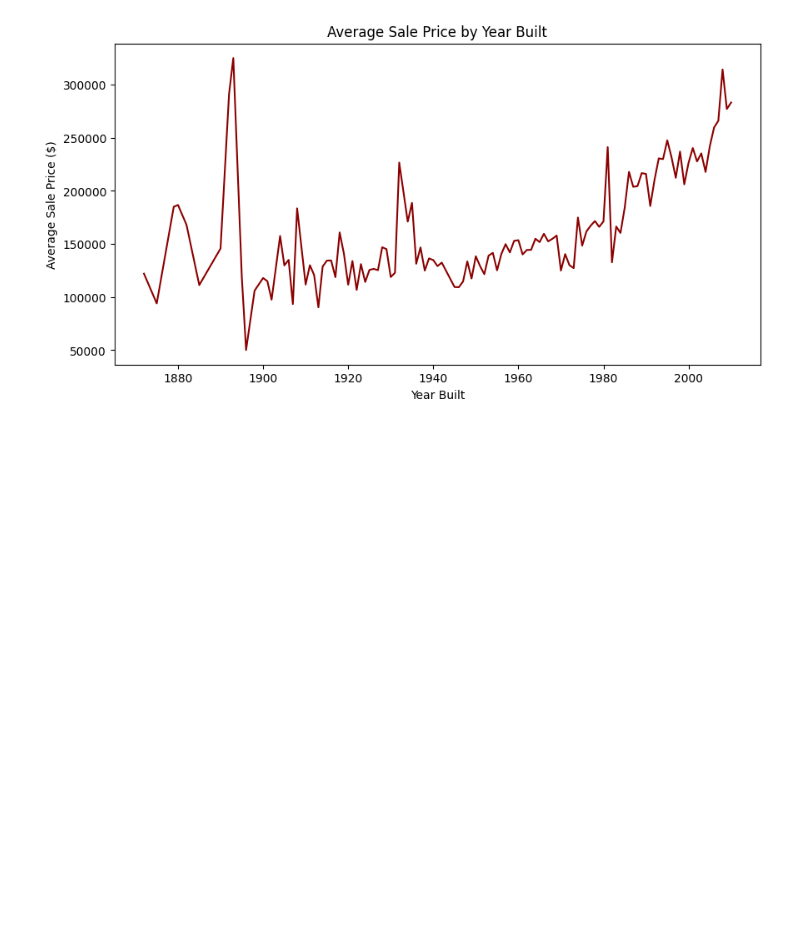
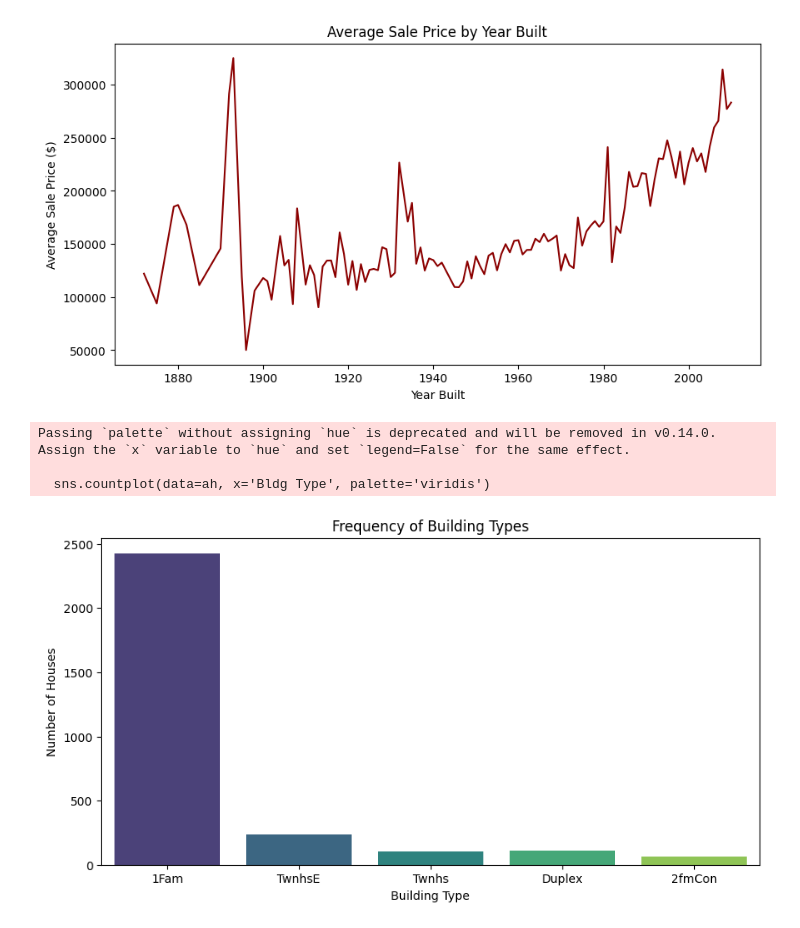
Before and after one commit to shomlea/AmesHousing-Dataset, a Jupyter notebook: main.ipynb, the cells around one changed output. Drawn from its saved outputs; the diff is of its cells as text; code cells hidden in the pictures; blank space fills up the shorter version.

```diff
--- a/main.ipynb
+++ b/main.ipynb
@@ -147,2 +155,16 @@ plt.show()
 # %% [output]
 [figure]
+# %%
+plt.figure(figsize=(10, 5))
+sns.countplot(data=ah, x='Bldg Type', palette='viridis')
+plt.title('Frequency of Building Types')
+plt.xlabel('Building Type')
+plt.ylabel('Number of Houses')
+plt.show()
+
+# dataset is heavility skewed towards "1Fam". this means we will have to either replace it with a binary "is_1Fam" or delete it entirely
+# %% [output]
+Passing `palette` without assigning `hue` is deprecated and will be removed in v0.14.0. Assign the `x` variable to `hue` and set `legend=False` for the same effect.
+
+  sns.countplot(data=ah, x='Bldg Type', palette='viridis')
+[figure, added]
```
Also changed, not shown: parts of 10 cells of this notebook.
